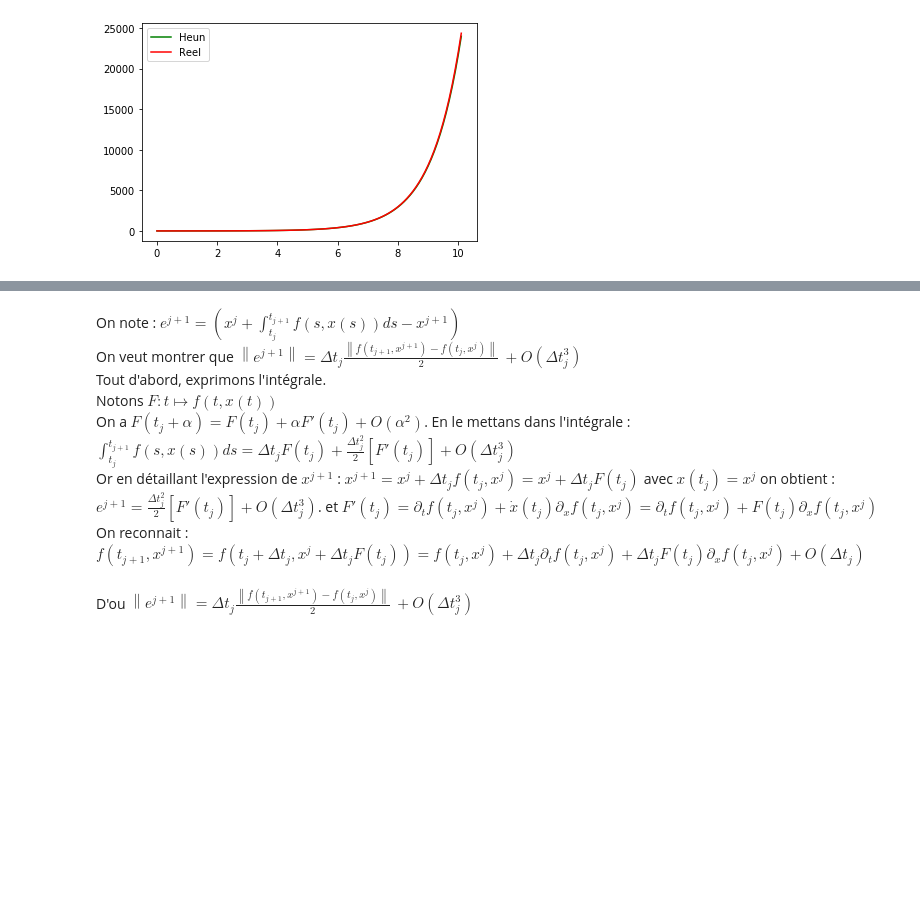
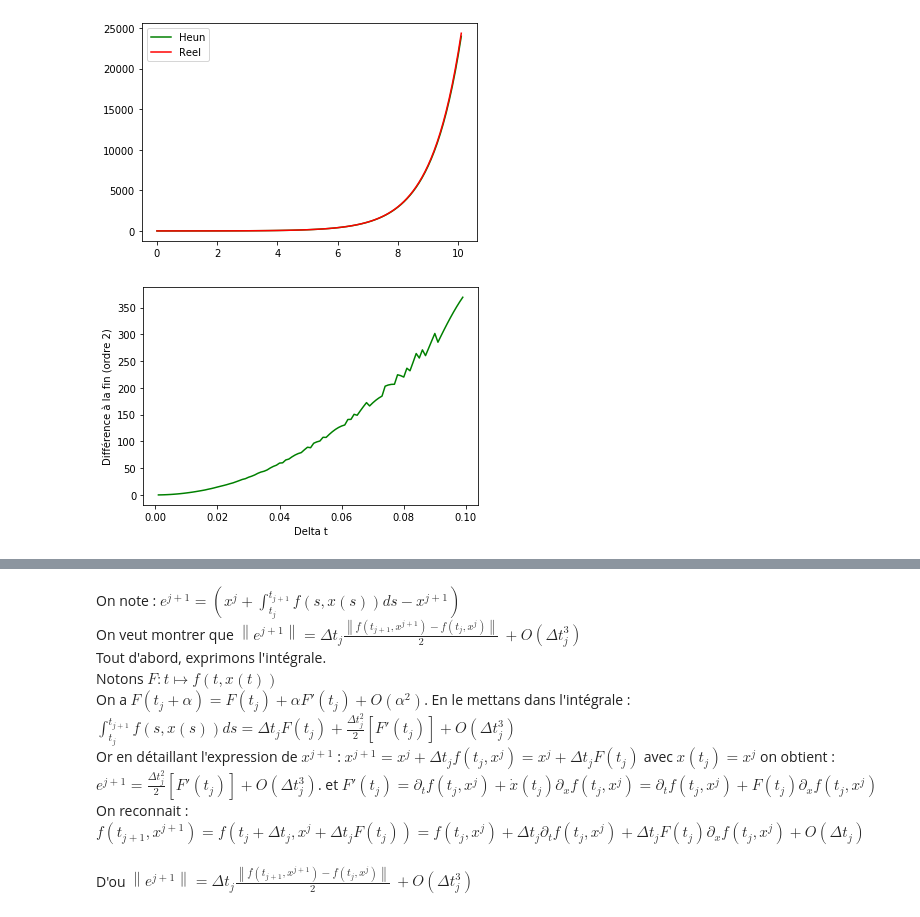
Before and after one commit to florent-escribe/projet-math-info-2, a Jupyter notebook: Untitled.ipynb, the cells around one changed output, grey strips where cells are left out. Saved outputs shown, nothing was run; the diff lists cells and outputs as text; code cells hidden in the pictures; blank space fills up the shorter version.

```diff
--- a/Untitled.ipynb
+++ b/Untitled.ipynb
@@ -85,17 +79,19 @@ plt.show()
 # %%
 x_diff2=[]
 T=[]
 step = 100
 for i in range (1,step):
     dt = i/(10*step)
     t,x_heun=heun_ordre_2(f,1,dt)
     x_exp=np.exp(t)
-    diff = np.abs(x_euler[-1] - x_exp[-1])
+    diff = np.abs(x_heun[-1] - x_exp[-1])
     x_diff2.append(diff)
     T.append(dt)
 plt.plot(T,x_diff2,color='green')
 plt.xlabel('Delta t')
 plt.ylabel('Différence à la fin (ordre 2)')
 plt.show()
+# %% [output]
+[figure, added]
 # %%
 dif = [x_diff1[i]-x_diff2[i] for i in range(len(x_diff1))]
```
Also changed, not shown: parts of 2 cells of this notebook.
